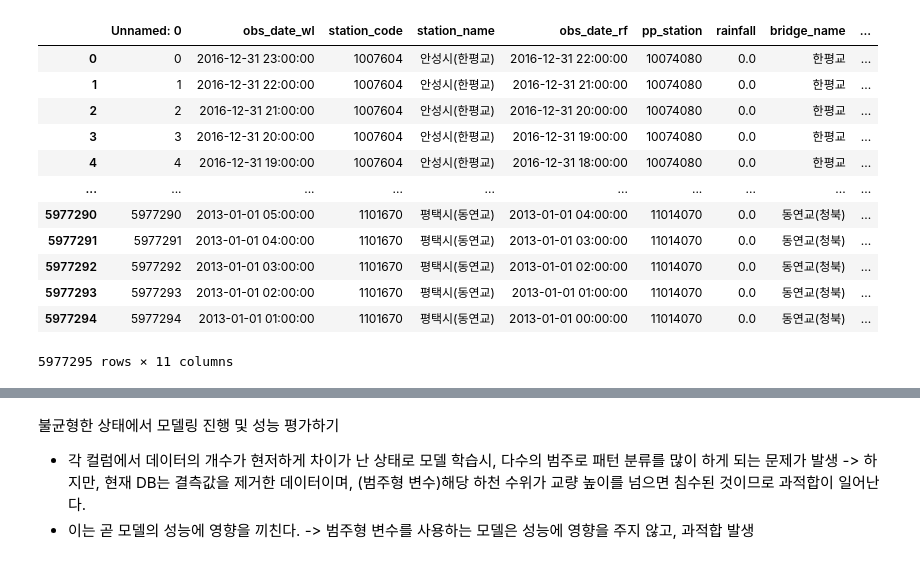
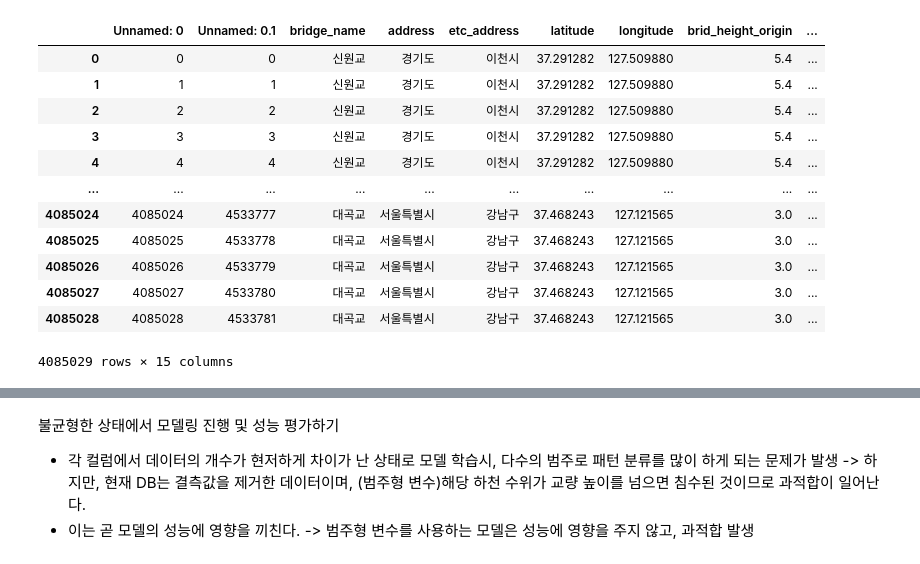
Before and after one commit to bigdata-course-KU-team11/Data_collection, a Jupyter notebook: EDA/오버샘플링 처리 모델 비교.ipynb, the cells around one changed output, grey strips where cells are left out. Drawn from its saved outputs; the diff is of its cells as text; code cells hidden in the pictures.

```diff
--- a/EDA/오버샘플링 처리 모델 비교.ipynb
+++ b/EDA/오버샘플링 처리 모델 비교.ipynb
@@ -2,19 +2,19 @@
 import pandas as pd
 import matplotlib.pyplot as plt
 # %%
-df = pd.read_csv('C:\\jupyter_notebook_file\\최종_db_교량_높이_보완.csv')
+df = pd.read_csv('C:\\jupyter_notebook_file\\교량_기준_임시_최종db.csv')
 df
 # %% [output]
-|  | Unnamed: 0 | obs_date_wl | station_code | station_name | obs_date_rf | pp_station | rainfall | bridge_name | ... |
-| 0 | 0 | 2016-12-31 23:00:00 | 1007604 | 안성시(한평교) | 2016-12-31 22:00:00 | 10074080 | 0.0 | 한평교 | ... |
-| 1 | 1 | 2016-12-31 22:00:00 | 1007604 | 안성시(한평교) | 2016-12-31 21:00:00 | 10074080 | 0.0 | 한평교 | ... |
-| 2 | 2 | 2016-12-31 21:00:00 | 1007604 | 안성시(한평교) | 2016-12-31 20:00:00 | 10074080 | 0.0 | 한평교 | ... |
-| 3 | 3 | 2016-12-31 20:00:00 | 1007604 | 안성시(한평교) | 2016-12-31 19:00:00 | 10074080 | 0.0 | 한평교 | ... |
-| 4 | 4 | 2016-12-31 19:00:00 | 1007604 | 안성시(한평교) | 2016-12-31 18:00:00 | 10074080 | 0.0 | 한평교 | ... |
+|  | Unnamed: 0 | Unnamed: 0.1 | bridge_name | address | etc_address | latitude | longitude | brid_height_origin | ... |
+| 0 | 0 | 0 | 신원교 | 경기도 | 이천시 | 37.291282 | 127.509880 | 5.4 | ... |
+| 1 | 1 | 1 | 신원교 | 경기도 | 이천시 | 37.291282 | 127.509880 | 5.4 | ... |
+| 2 | 2 | 2 | 신원교 | 경기도 | 이천시 | 37.291282 | 127.509880 | 5.4 | ... |
+| 3 | 3 | 3 | 신원교 | 경기도 | 이천시 | 37.291282 | 127.509880 | 5.4 | ... |
+| 4 | 4 | 4 | 신원교 | 경기도 | 이천시 | 37.291282 | 127.509880 | 5.4 | ... |
 | ... | ... | ... | ... | ... | ... | ... | ... | ... | ... |
-| 5977290 | 5977290 | 2013-01-01 05:00:00 | 1101670 | 평택시(동연교) | 2013-01-01 04:00:00 | 11014070 | 0.0 | 동연교(청북) | ... |
-| 5977291 | 5977291 | 2013-01-01 04:00:00 | 1101670 | 평택시(동연교) | 2013-01-01 03:00:00 | 11014070 | 0.0 | 동연교(청북) | ... |
-| 5977292 | 5977292 | 2013-01-01 03:00:00 | 1101670 | 평택시(동연교) | 2013-01-01 02:00:00 | 11014070 | 0.0 | 동연교(청북) | ... |
-| 5977293 | 5977293 | 2013-01-01 02:00:00 | 1101670 | 평택시(동연교) | 2013-01-01 01:00:00 | 11014070 | 0.0 | 동연교(청북) | ... |
-| 5977294 | 5977294 | 2013-01-01 01:00:00 | 1101670 | 평택시(동연교) | 2013-01-01 00:00:00 | 11014070 | 0.0 | 동연교(청북) | ... |
+| 4085024 | 4085024 | 4533777 | 대곡교 | 서울특별시 | 강남구 | 37.468243 | 127.121565 | 3.0 | ... |
+| 4085025 | 4085025 | 4533778 | 대곡교 | 서울특별시 | 강남구 | 37.468243 | 127.121565 | 3.0 | ... |
+| 4085026 | 4085026 | 4533779 | 대곡교 | 서울특별시 | 강남구 | 37.468243 | 127.121565 | 3.0 | ... |
+| 4085027 | 4085027 | 4533780 | 대곡교 | 서울특별시 | 강남구 | 37.468243 | 127.121565 | 3.0 | ... |
+| 4085028 | 4085028 | 4533781 | 대곡교 | 서울특별시 | 강남구 | 37.468243 | 127.121565 | 3.0 | ... |
-5977295 rows × 11 columns
+4085029 rows × 15 columns
```
Also changed, not shown: parts of 35 cells of this notebook.
